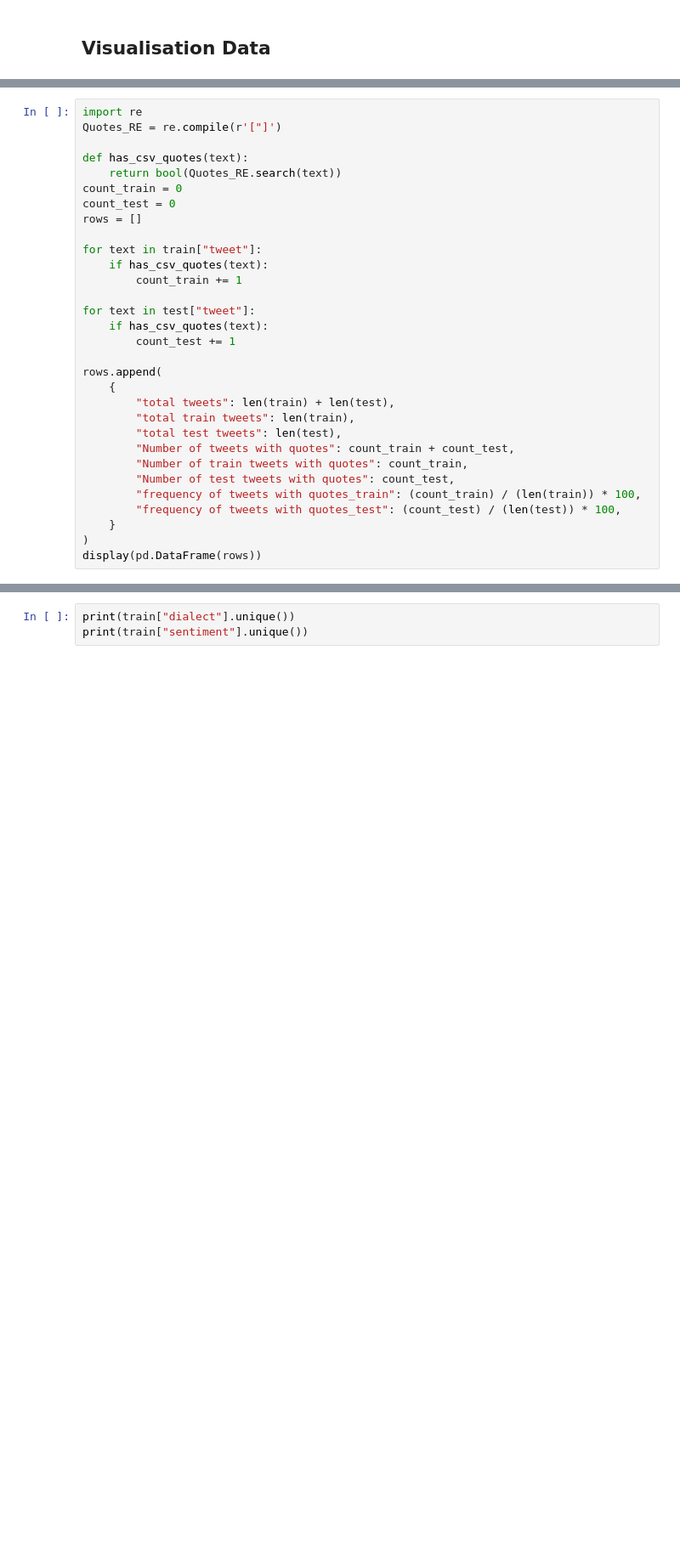
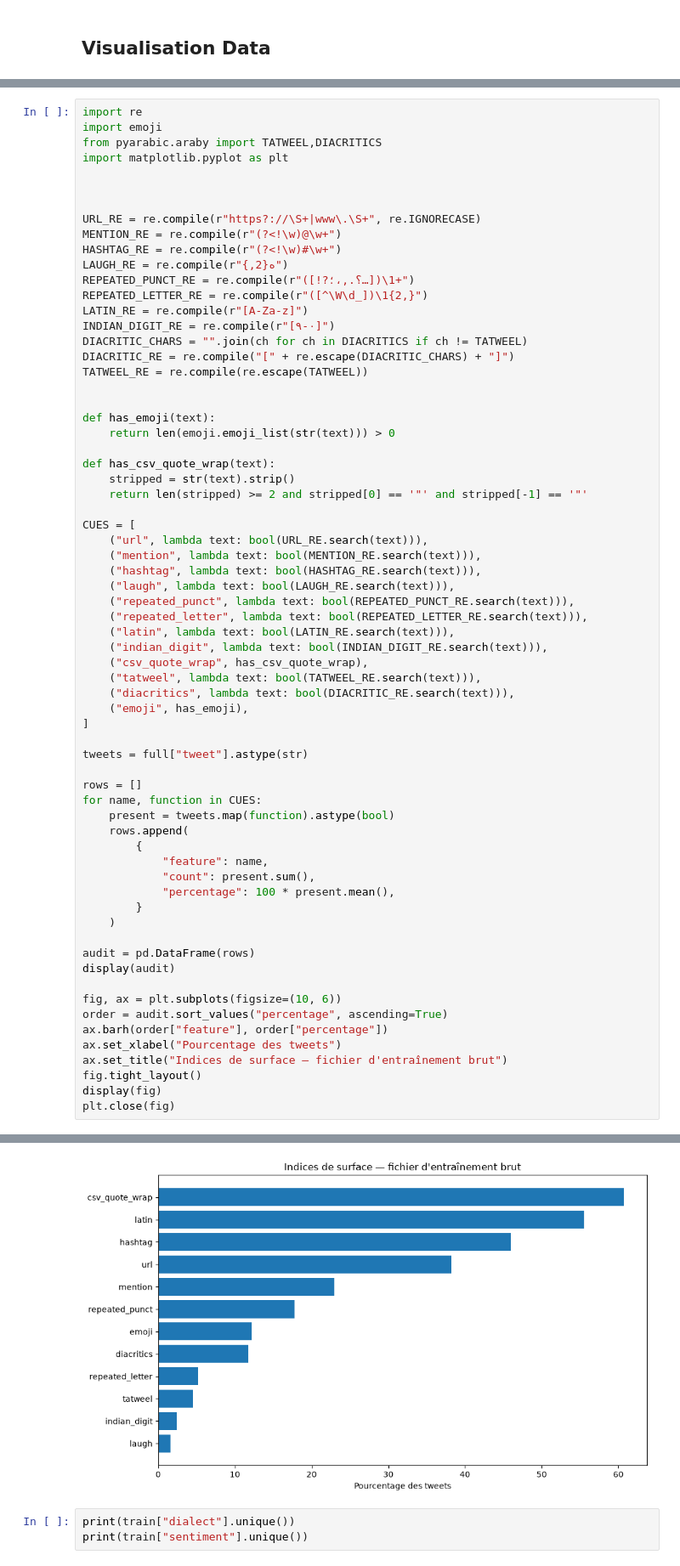
Before and after one commit to AMiNeC777/Hanwritten-code-For-LLM-FineTuning, a Jupyter notebook: Notebooks/Data_Exploration.ipynb, the cells around one changed output, grey strips where cells are left out. Shown at 85% size. Cells and saved outputs as stored; diff of their text form; blank space fills up the shorter version.

```diff
--- a/Notebooks/Data_Exploration.ipynb
+++ b/Notebooks/Data_Exploration.ipynb
@@ -53,33 +55,69 @@ test.head(30)
 | 29 | تعلم مهارة النسيانونظف أرشيف عقلك... | False | NEU | msa | 29 |
 # %%
 import re
-Quotes_RE = re.compile(r'["]')
+import emoji
+from pyarabic.araby import TATWEEL,DIACRITICS
+import matplotlib.pyplot as plt
 
-def has_csv_quotes(text):
-    return bool(Quotes_RE.search(text))
-count_train = 0
-count_test = 0
+
+
+URL_RE = re.compile(r"https?://\S+|www\.\S+", re.IGNORECASE)
+MENTION_RE = re.compile(r"(?<!\w)@\w+")
+HASHTAG_RE = re.compile(r"(?<!\w)#\w+")
+LAUGH_RE = re.compile(r"ه{2,}")
+REPEATED_PUNCT_RE = re.compile(r"([!?؟.,،؛…])\1+")
+REPEATED_LETTER_RE = re.compile(r"([^\W\d_])\1{2,}")
+LATIN_RE = re.compile(r"[A-Za-z]")
+INDIAN_DIGIT_RE = re.compile(r"[٠-٩]")
+DIACRITIC_CHARS = "".join(ch for ch in DIACRITICS if ch != TATWEEL)
+DIACRITIC_RE = re.compile("[" + re.escape(DIACRITIC_CHARS) + "]")
+TATWEEL_RE = re.compile(re.escape(TATWEEL))
+
+
+def has_emoji(text):
+    return len(emoji.emoji_list(str(text))) > 0
+
+def has_csv_quote_wrap(text):
+    stripped = str(text).strip()
+    return len(stripped) >= 2 and stripped[0] == '"' and stripped[-1] == '"'
+
+CUES = [
+    ("url", lambda text: bool(URL_RE.search(text))),
+    ("mention", lambda text: bool(MENTION_RE.search(text))),
+    ("hashtag", lambda text: bool(HASHTAG_RE.search(text))),
+    ("laugh", lambda text: bool(LAUGH_RE.search(text))),
+    ("repeated_punct", lambda text: bool(REPEATED_PUNCT_RE.search(text))),
+    ("repeated_letter", lambda text: bool(REPEATED_LETTER_RE.search(text))),
+    ("latin", lambda text: bool(LATIN_RE.search(text))),
+    ("indian_digit", lambda text: bool(INDIAN_DIGIT_RE.search(text))),
+    ("csv_quote_wrap", has_csv_quote_wrap),
+    ("tatweel", lambda text: bool(TATWEEL_RE.search(text))),
+    ("diacritics", lambda text: bool(DIACRITIC_RE.search(text))),
+    ("emoji", has_emoji),
+]
+
+tweets = full["tweet"].astype(str)
+
 rows = []
+for name, function in CUES:
+    present = tweets.map(function).astype(bool)
+    rows.append(
+        {
+            "feature": name,
+            "count": present.sum(),
+            "percentage": 100 * present.mean(),
+        }
+    )
 
-for text in train["tweet"]:
-    if has_csv_quotes(text):
-        count_train += 1
+audit = pd.DataFrame(rows)
+display(audit)
 
-for text in test["tweet"]:
-    if has_csv_quotes(text):
-        count_test += 1
-
-rows.append(
-    {
-        "total tweets": len(train) + len(test),
-        "total train tweets": len(train),
-        "total test tweets": len(test),
-        "Number of tweets with quotes": count_train + count_test,
-        "Number of train tweets with quotes": count_train,
-        "Number of test tweets with quotes": count_test,
-        "frequency of tweets with quotes_train": (count_train) / (len(train)) * 100,
-        "frequency of tweets with quotes_test": (count_test) / (len(test)) * 100,
-    }
-)
-display(pd.DataFrame(rows))
+fig, ax = plt.subplots(figsize=(10, 6))
+order = audit.sort_values("percentage", ascending=True)
+ax.barh(order["feature"], order["percentage"])
+ax.set_xlabel("Pourcentage des tweets")
+ax.set_title("Indices de surface — fichier d'entraînement brut")
+fig.tight_layout()
+display(fig)
+plt.close(fig)
 # %% [output]
@@ -89,3 +137,4 @@ the train itertuples: [Pandas(Index=2474, tweet='"#لافروف: #موسكو ت
+[figure, added]
 # %%
 print(train["dialect"].unique())
 print(train["sentiment"].unique())
```
Also changed, not shown: parts of 9 cells of this notebook.
